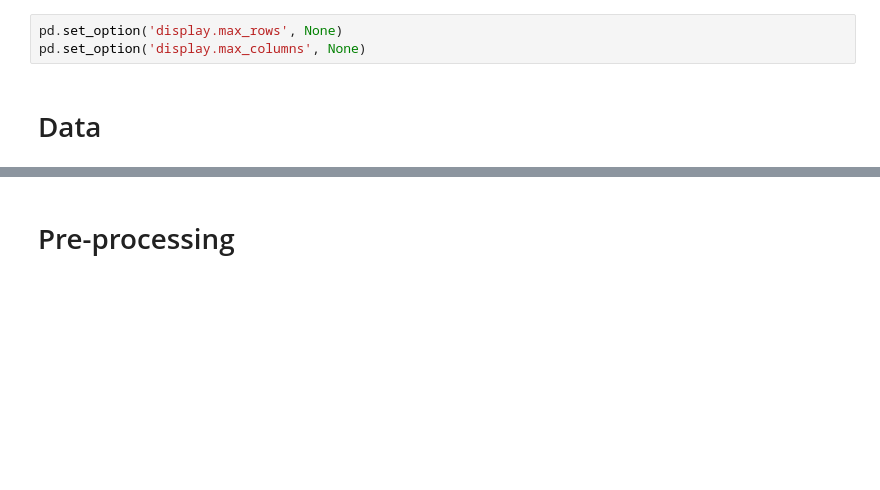
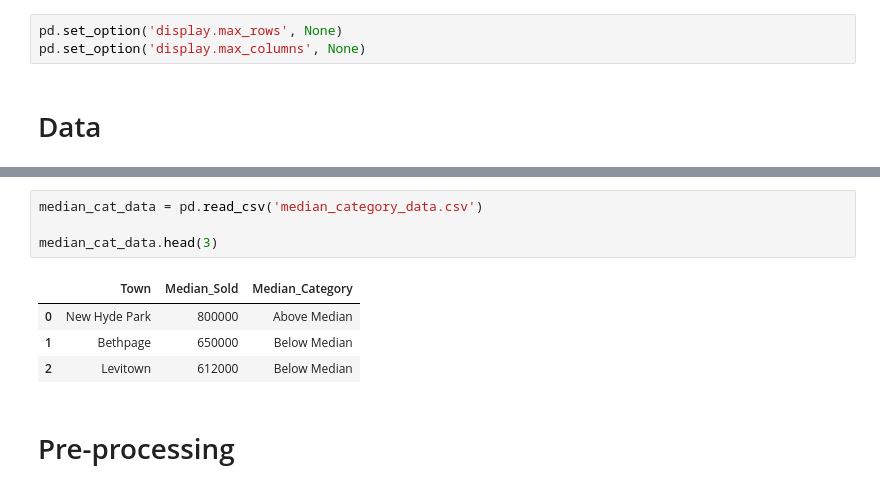
Before and after one commit to JF11579/Plotly_RE, a Jupyter notebook: SameHouse/Report_Same_House_Feb13.ipynb, the cells around one changed output, grey strips where cells are left out. Drawn from its saved outputs; the diff is of its cells as text; blank space fills up the shorter version.

```diff
--- a/SameHouse/Report_Same_House_Feb13.ipynb
+++ b/SameHouse/Report_Same_House_Feb13.ipynb
@@ -40,6 +41,15 @@ data.head(3)
 | 0 | 19 Winans Place | Locust Valley | 11560 | NY | Cape | 1870802 | 459000.0 | 2.0 | 0.0 | 2.0 | ... |
 | 1 | 59 11th Street | Locust Valley | 11560 | NY | Colonial | 2745482 | 360000.0 | 2.0 | 0.0 | 2.0 | ... |
 | 2 | 19 White Spots Lane | Locust Valley | 11560 | NY | Exp Cape | 2427641 | 650000.0 | 2.0 | 1.0 | 2.5 | ... |
+# %%
+median_cat_data = pd.read_csv('median_category_data.csv')
+
+median_cat_data.head(3)
+# %% [output]
+|  | Town | Median_Sold | Median_Category |
+| 0 | New Hyde Park | 800000 | Above Median |
+| 1 | Bethpage | 650000 | Below Median |
+| 2 | Levitown | 612000 | Below Median |
 # %% [markdown]
 # Pre-processing
 # %%
```
Also changed, not shown: parts of 17 cells of this notebook.
